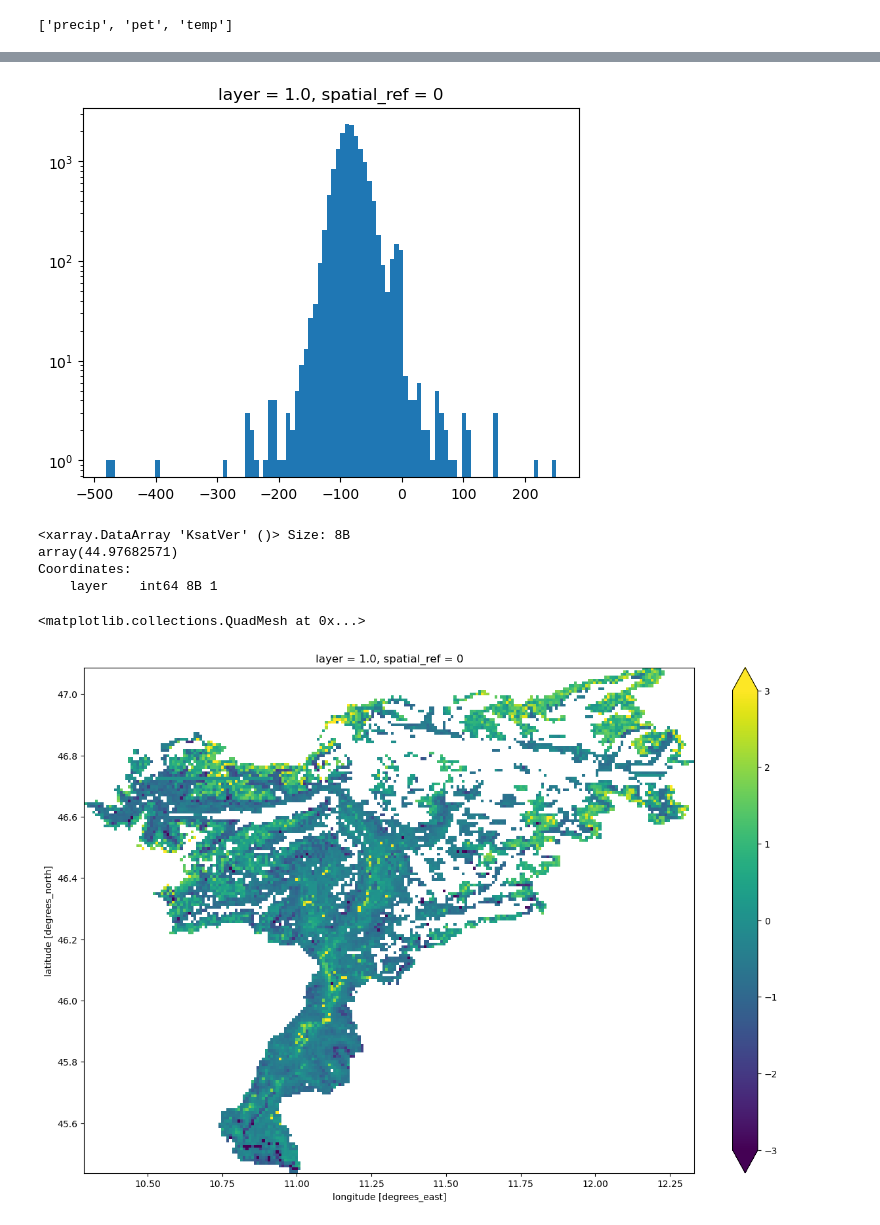
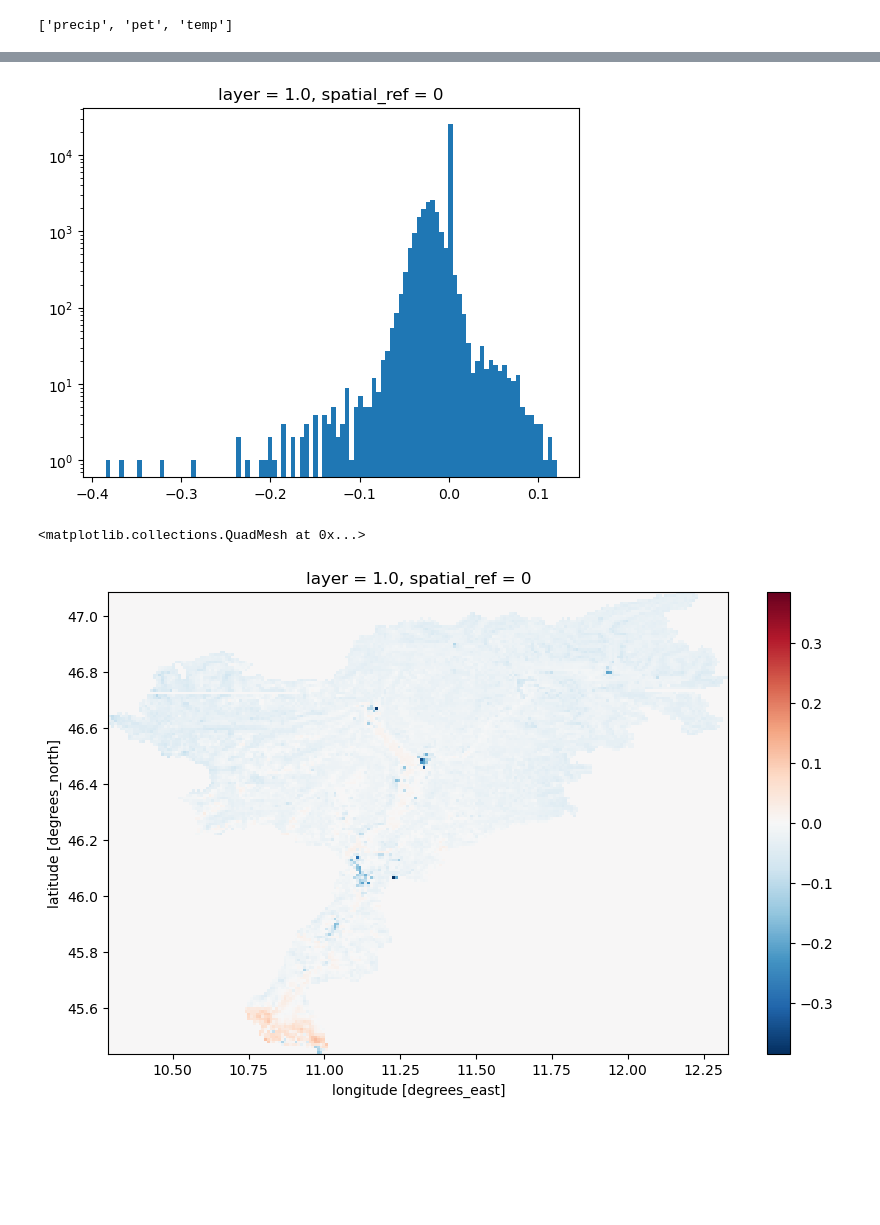
Before and after one commit to interTwin-eu/hython, a Jupyter notebook: demo/sensitivity_target.ipynb, the cells around one changed output, grey strips where cells are left out. Cells and saved outputs as stored; diff of their text form; code cells hidden in the pictures; blank space fills up the shorter version.

```diff
--- a/demo/sensitivity_target.ipynb
+++ b/demo/sensitivity_target.ipynb
@@ -303,7 +304,7 @@ sensitivity.shape, Xd_grad.shape
 # %%
 # === Plotting parameters =============================================================================
-coords = read_from_zarr(COORDINATES_INPUT, group="y").sel(time=test_temporal_range).isel(time=1).coords
+coords = read_from_zarr(COORDINATES_INPUT, group="y").sel(time=train_temporal_range).isel(time=1).coords
 # %%
-lat, lon, time = len(masks.lat),len(masks.lon), Xd_test.shape[1]
+lat, lon, time = len(masks.lat),len(masks.lon), Xd.shape[1]
 lat, lon, time
 # %% [output]
@@ -376,23 +356,21 @@ grad_static, sens_static = prepare_for_plotting(
+# %%
+grad_static, sens_static = prepare_for_plotting(
+                                            Xs_grad[:,:, [4] ],
+                                            sensitivity_static[:,:, [4] ],
+                                            shape = (*SHAPE, time),
+                                            coords  = coords)
 # %%
-grad_static["time"] = Xd_test.time
-sens_static["time"] = Xd_test.time
+grad_static["time"] = Xd.time
+sens_static["time"] = Xd.time
 # %%
-sens_static.mean("time").plot.hist(bins=100);
+grad_static.mean("time").plot.hist(bins=100);
 plt.yscale("log")
 # %% [output]
-[figure, old version]
+[figure, new version]
 # %%
 ds_static = Xs2.unstack().to_dataset("feat")
-# %%
-ds_static.KsatVer.min()
-# %% [output]
-<xarray.DataArray 'KsatVer' ()> Size: 8B
-array(44.97682571)
-Coordinates:
-    layer    int64 8B 1
 # %%
-mask = (ds_static < 1000).KsatVer
-sens.where(mask).mean("time").plot(figsize=(15,10), vmin=-3,vmax=3)
+grad_static.mean("time").plot(figsize=(10,6))
 # %% [output]
 <matplotlib.collections.QuadMesh at 0x...>
-[figure, old version]
+[figure, new version]
```
Also changed, not shown: parts of 28 cells of this notebook.
